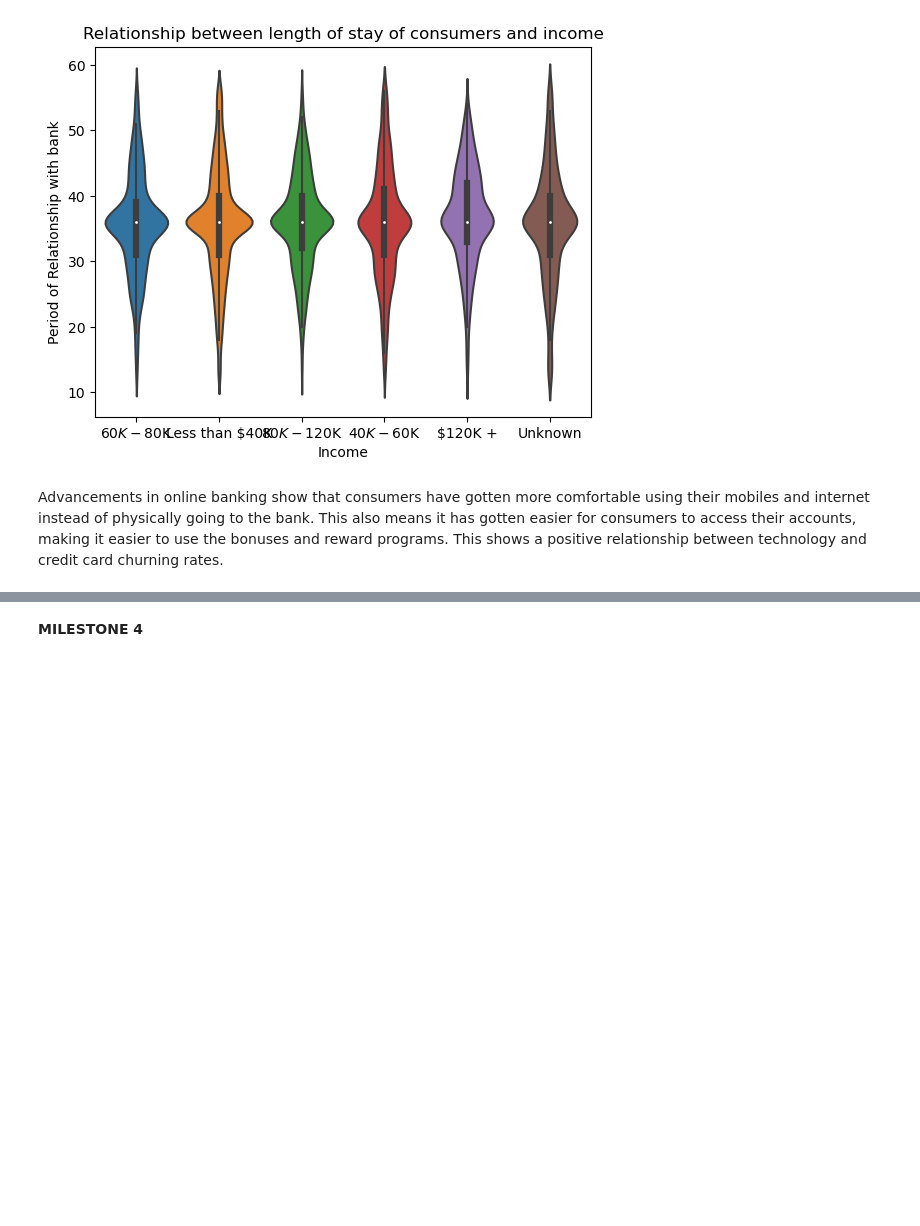
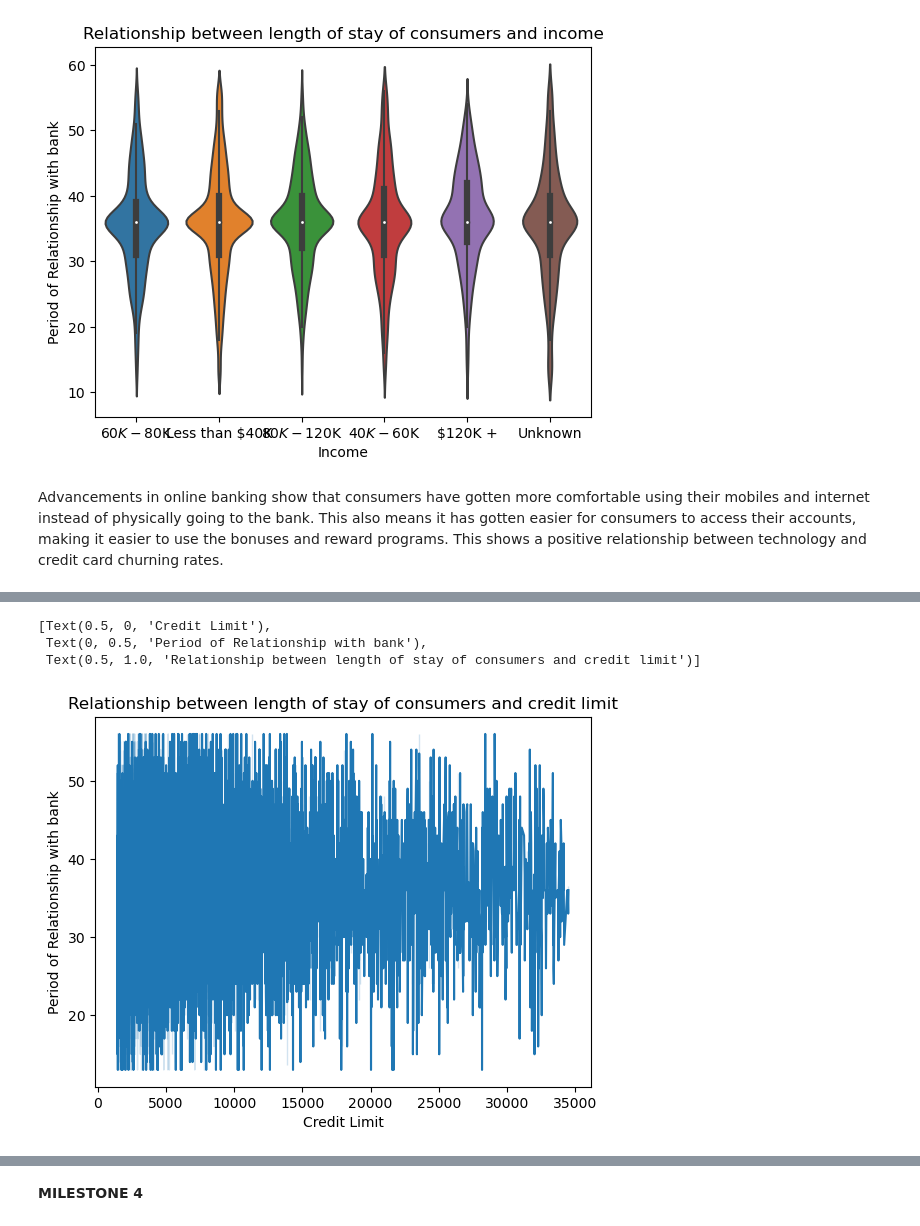
Before and after one commit to ubco-W2022T2-data301/project-group-group-20, a Jupyter notebook: analysis/analysis1.ipynb, the cells around one changed output, grey strips where cells are left out. Cells and saved outputs as stored; diff of their text form; code cells hidden in the pictures; blank space fills up the shorter version.

```diff
--- a/analysis/analysis1.ipynb
+++ b/analysis/analysis1.ipynb
@@ -147,0 +151,10 @@ Advancements in online banking show that consumers have gotten more comfortable
+# %%
+plot4=sns.lineplot(x="Credit_Limit",y="Months_on_book",data=df)
+plot4.set(xlabel='Credit Limit',
+        ylabel='Period of Relationship with bank',
+        title= "Relationship between length of stay of consumers and credit limit")
+# %% [output]
+[Text(0.5, 0, 'Credit Limit'),
+ Text(0, 0.5, 'Period of Relationship with bank'),
+ Text(0.5, 1.0, 'Relationship between length of stay of consumers and credit limit')]
+[figure, added]
```
Also changed, not shown: parts of 3 cells of this notebook.
